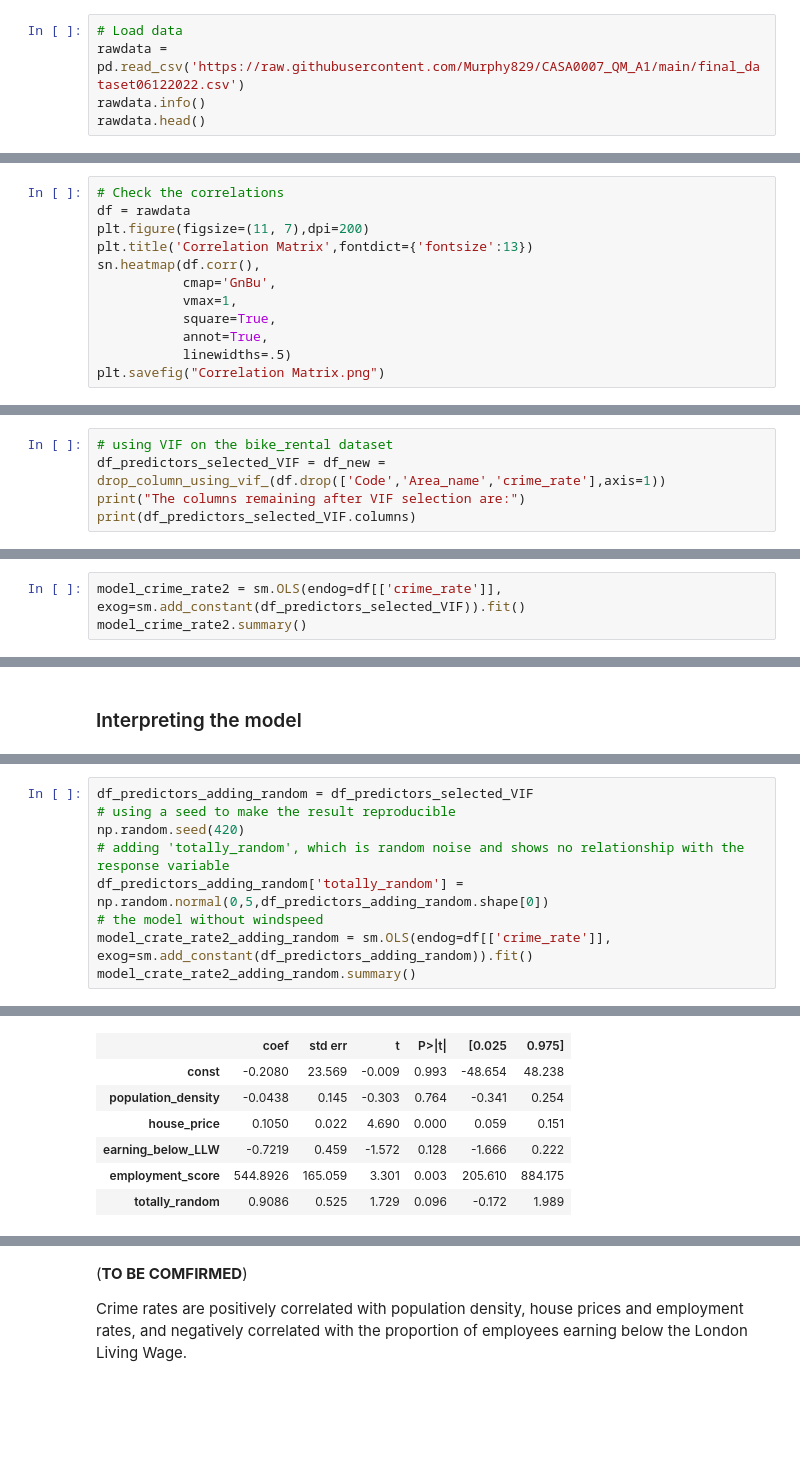
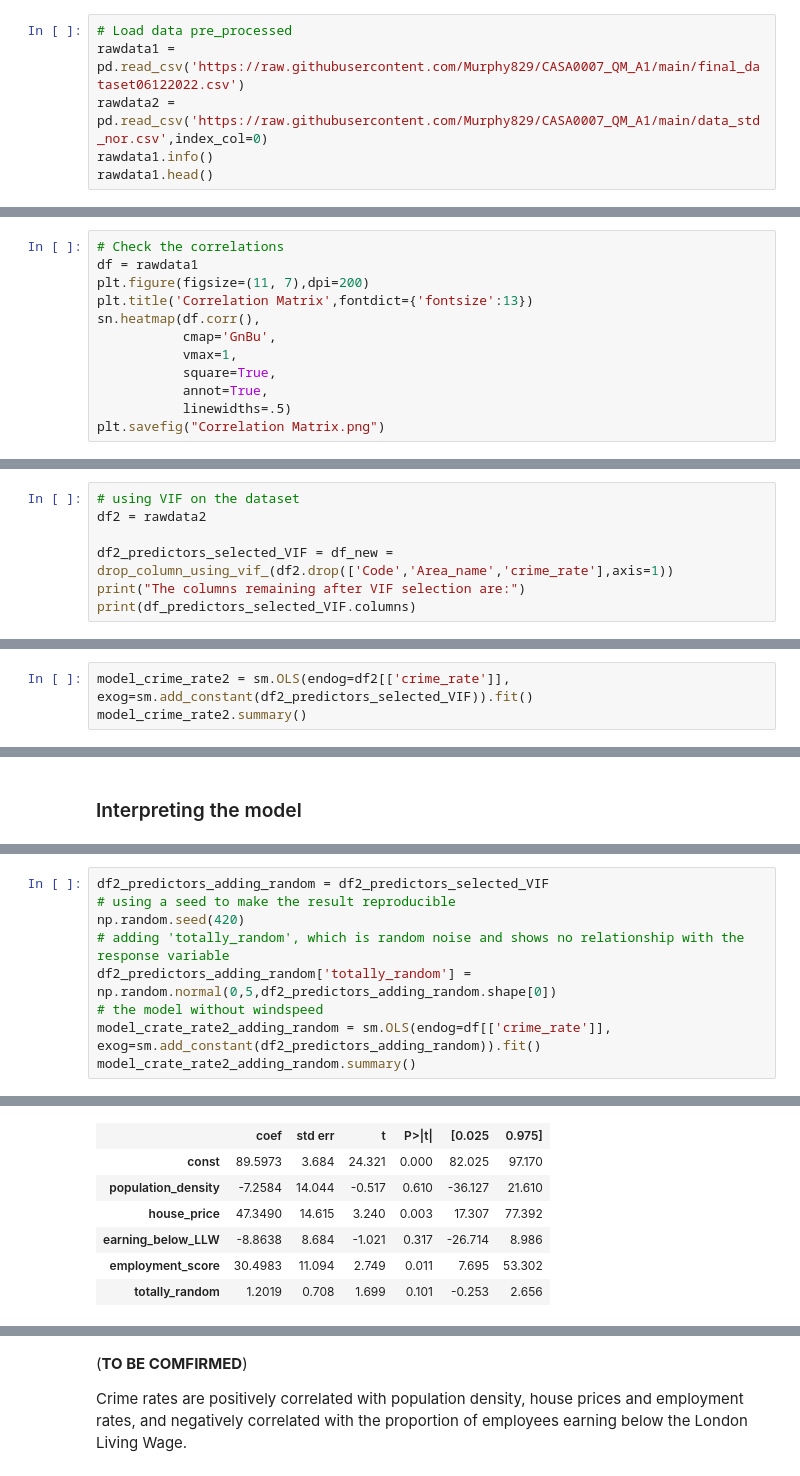
Before and after one commit to Murphy829/CASA0007_QM_A1, a Jupyter notebook: CASA0007_A1.ipynb, the cells around one changed output, grey strips where cells are left out. Cells and saved outputs as stored; diff of their text form; blank space fills up the shorter version.

```diff
--- a/CASA0007_A1.ipynb
+++ b/CASA0007_A1.ipynb
@@ -52,8 +52,9 @@ print(statsmodels.__version__)
 # %%
-# Load data
-rawdata = pd.read_csv('https://raw.githubusercontent.com/Murphy829/CASA0007_QM_A1/main/final_dataset06122022.csv')
-rawdata.info()
-rawdata.head()
+# Load data pre_processed
+rawdata1 = pd.read_csv('https://raw.githubusercontent.com/Murphy829/CASA0007_QM_A1/main/final_dataset06122022.csv')
+rawdata2 = pd.read_csv('https://raw.githubusercontent.com/Murphy829/CASA0007_QM_A1/main/data_std_nor.csv',index_col=0)
+rawdata1.info()
+rawdata1.head()
 # %% [output]
 <class 'pandas.core.frame.DataFrame'>
 RangeIndex: 32 entries, 0 to 31
@@ -84,6 +90,6 @@ plt.savefig("Pairplot.png")
 # %%
 # Check the correlations
-df = rawdata
+df = rawdata1
 plt.figure(figsize=(11, 7),dpi=200)
 plt.title('Correlation Matrix',fontdict={'fontsize':13})
 sn.heatmap(df.corr(),
@@ -233,8 +278,10 @@ vif_df
 # %% [markdown]
 ### Building the model
 # %%
-# using VIF on the bike_rental dataset
-df_predictors_selected_VIF = df_new = drop_column_using_vif_(df.drop(['Code','Area_name','crime_rate'],axis=1))
+# using VIF on the dataset
+df2 = rawdata2
+
+df2_predictors_selected_VIF = df_new = drop_column_using_vif_(df2.drop(['Code','Area_name','crime_rate'],axis=1))
 print("The columns remaining after VIF selection are:")
 print(df_predictors_selected_VIF.columns)
 # %% [output]
@@ -243,7 +290,7 @@ Index(['population_density', 'house_price', 'earning_below_LLW',
        'employment_score'],
       dtype='object')
 # %%
-model_crime_rate2 = sm.OLS(endog=df[['crime_rate']], exog=sm.add_constant(df_predictors_selected_VIF)).fit()
+model_crime_rate2 = sm.OLS(endog=df2[['crime_rate']], exog=sm.add_constant(df2_predictors_selected_VIF)).fit()
 model_crime_rate2.summary()
 # %% [output]
 OLS Regression Results
@@ -309,11 +338,11 @@ eval_env: 1
 # %%
-df_predictors_adding_random = df_predictors_selected_VIF
+df2_predictors_adding_random = df2_predictors_selected_VIF
 # using a seed to make the result reproducible
 np.random.seed(420)
 # adding 'totally_random', which is random noise and shows no relationship with the response variable
-df_predictors_adding_random['totally_random'] = np.random.normal(0,5,df_predictors_adding_random.shape[0])
+df2_predictors_adding_random['totally_random'] = np.random.normal(0,5,df2_predictors_adding_random.shape[0])
 # the model without windspeed
-model_crate_rate2_adding_random = sm.OLS(endog=df[['crime_rate']], exog=sm.add_constant(df_predictors_adding_random)).fit()
+model_crate_rate2_adding_random = sm.OLS(endog=df[['crime_rate']], exog=sm.add_constant(df2_predictors_adding_random)).fit()
 model_crate_rate2_adding_random.summary()
 # %% [output]
 OLS Regression Results
@@ -327,9 +356,9 @@ OLS Regression Results
 | Df Model: | 5 |  |  |
 | Covariance Type: | nonrobust |  |  |
 |  | coef | std err | t | P>|t| | [0.025 | 0.975] |
-| const | -0.2080 | 23.569 | -0.009 | 0.993 | -48.654 | 48.238 |
-| population_density | -0.0438 | 0.145 | -0.303 | 0.764 | -0.341 | 0.254 |
-| house_price | 0.1050 | 0.022 | 4.690 | 0.000 | 0.059 | 0.151 |
-| earning_below_LLW | -0.7219 | 0.459 | -1.572 | 0.128 | -1.666 | 0.222 |
-| employment_score | 544.8926 | 165.059 | 3.301 | 0.003 | 205.610 | 884.175 |
-| totally_random | 0.9086 | 0.525 | 1.729 | 0.096 | -0.172 | 1.989 |
+| const | 89.5973 | 3.684 | 24.321 | 0.000 | 82.025 | 97.170 |
+| population_density | -7.2584 | 14.044 | -0.517 | 0.610 | -36.127 | 21.610 |
+| house_price | 47.3490 | 14.615 | 3.240 | 0.003 | 17.307 | 77.392 |
+| earning_below_LLW | -8.8638 | 8.684 | -1.021 | 0.317 | -26.714 | 8.986 |
+| employment_score | 30.4983 | 11.094 | 2.749 | 0.011 | 7.695 | 53.302 |
+| totally_random | 1.2019 | 0.708 | 1.699 | 0.101 | -0.253 | 2.656 |
```
Also changed, not shown: parts of 28 cells of this notebook.
